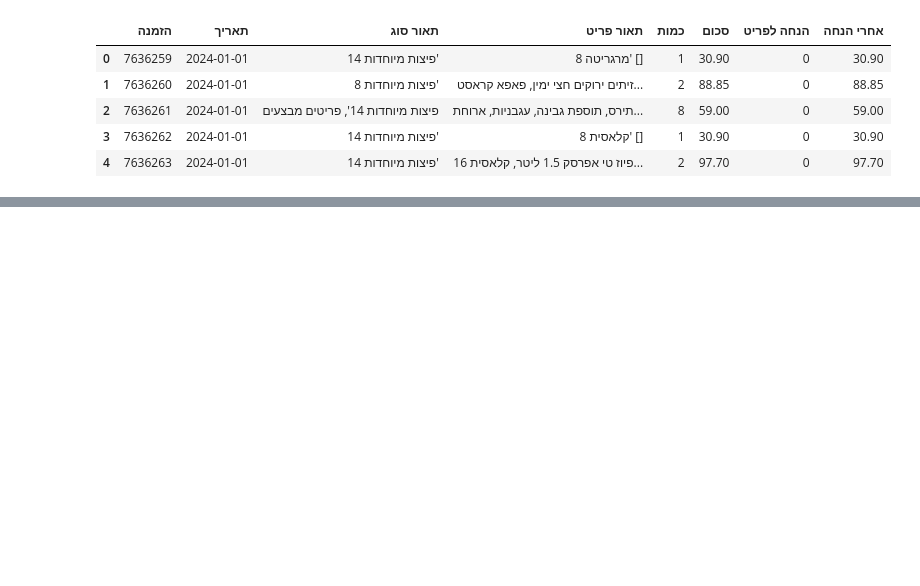
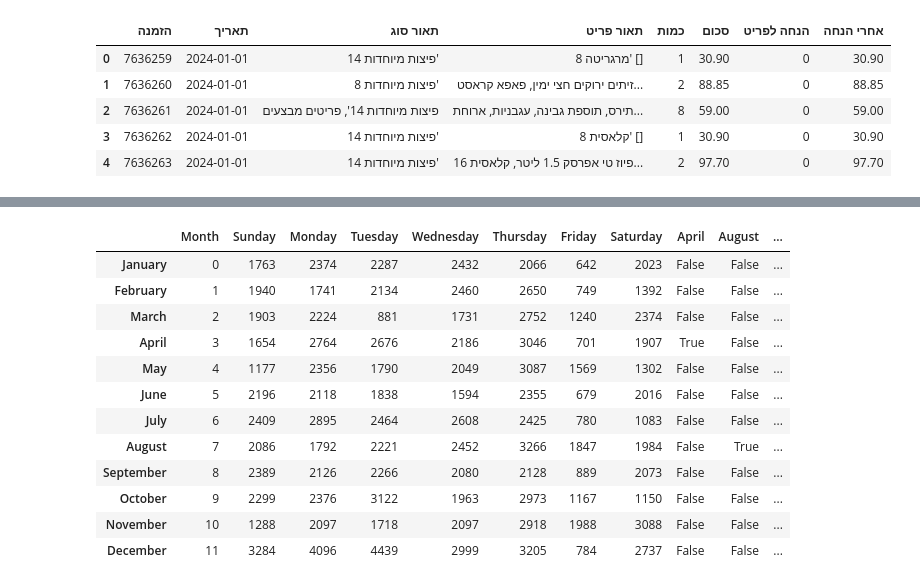
Before and after one commit to orifelszer/PapaJohns_Data_Science_Project, a Jupyter notebook: Visualization.ipynb, the cells around one changed output, grey strips where cells are left out. Drawn from its saved outputs; the diff is of its cells as text; code cells hidden in the pictures; blank space fills up the shorter version.

```diff
--- a/Visualization.ipynb
+++ b/Visualization.ipynb
@@ -299,0 +305,24 @@ monthly_weekly_sales
+# %%
+# רשימת שמות החודשים לפי סדר
+month_order = ["January", "February", "March", "April", "May", "June",
+               "July", "August", "September", "October", "November", "December"]
+
+# שינוי האינדקס לשמות החודשים
+monthly_weekly_sales.index = month_order
+
+# בדיקה אם הכל תקין
+monthly_weekly_sales # לראות שהתוצאה נכונה
+# %% [output]
+|  | Month | Sunday | Monday | Tuesday | Wednesday | Thursday | Friday | Saturday | April | August | ... |
+| January | 0 | 1763 | 2374 | 2287 | 2432 | 2066 | 642 | 2023 | False | False | ... |
+| February | 1 | 1940 | 1741 | 2134 | 2460 | 2650 | 749 | 1392 | False | False | ... |
+| March | 2 | 1903 | 2224 | 881 | 1731 | 2752 | 1240 | 2374 | False | False | ... |
+| April | 3 | 1654 | 2764 | 2676 | 2186 | 3046 | 701 | 1907 | True | False | ... |
+| May | 4 | 1177 | 2356 | 1790 | 2049 | 3087 | 1569 | 1302 | False | False | ... |
+| June | 5 | 2196 | 2118 | 1838 | 1594 | 2355 | 679 | 2016 | False | False | ... |
+| July | 6 | 2409 | 2895 | 2464 | 2608 | 2425 | 780 | 1083 | False | False | ... |
+| August | 7 | 2086 | 1792 | 2221 | 2452 | 3266 | 1847 | 1984 | False | True | ... |
+| September | 8 | 2389 | 2126 | 2266 | 2080 | 2128 | 889 | 2073 | False | False | ... |
+| October | 9 | 2299 | 2376 | 3122 | 1963 | 2973 | 1167 | 1150 | False | False | ... |
+| November | 10 | 1288 | 2097 | 1718 | 2097 | 2918 | 1988 | 3088 | False | False | ... |
+| December | 11 | 3284 | 4096 | 4439 | 2999 | 3205 | 784 | 2737 | False | False | ... |
```
Also changed, not shown: parts of 17 cells of this notebook.
